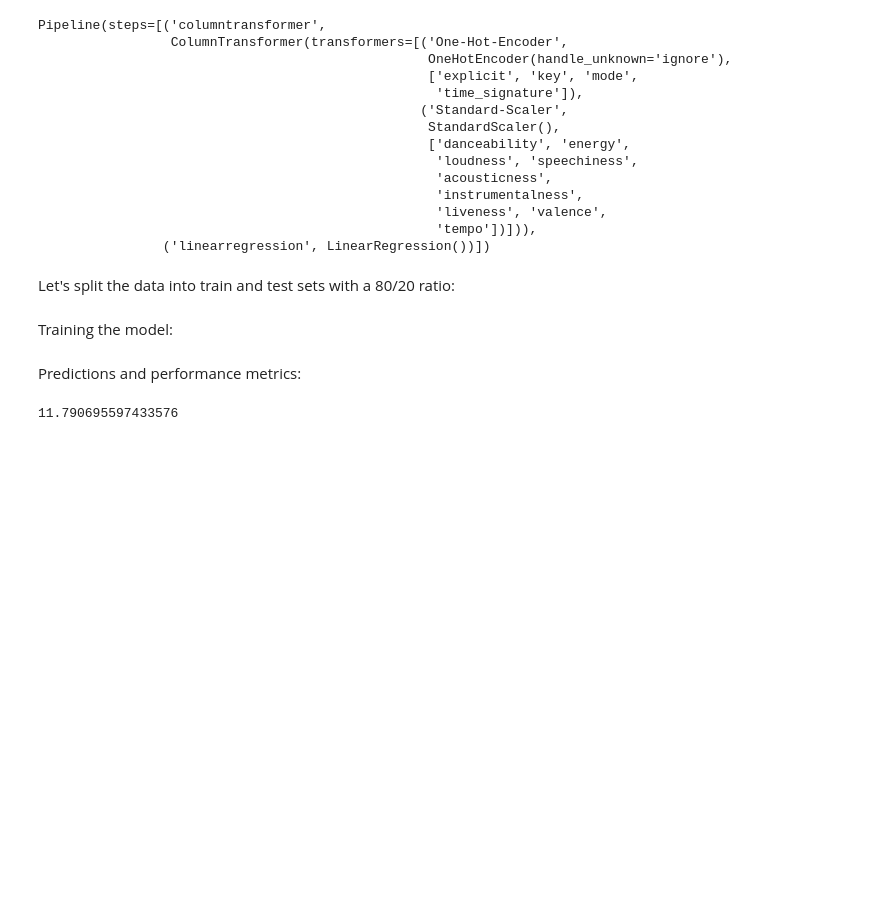
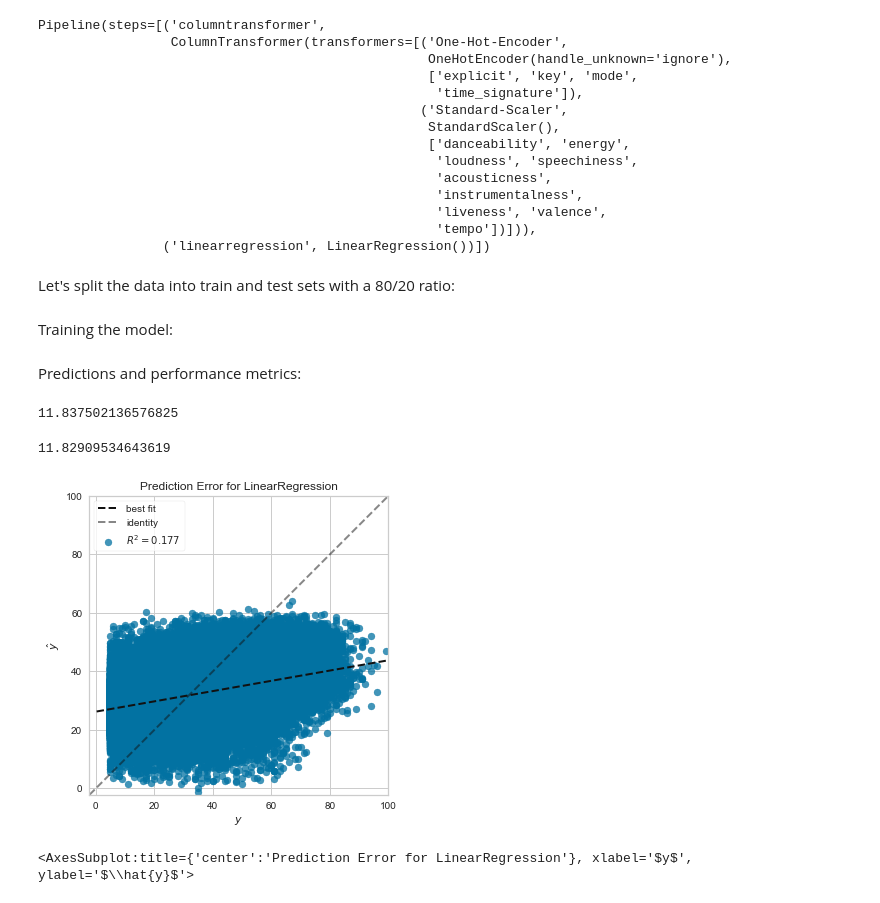
Before and after one commit to msaintfelix/Spotify_Data_Analysis, a Jupyter notebook: Spotify_Data_Analysis.ipynb, the cells around one changed output. Saved outputs shown, nothing was run; the diff lists cells and outputs as text; code cells hidden in the pictures; blank space fills up the shorter version.

```diff
--- a/Spotify_Data_Analysis.ipynb
+++ b/Spotify_Data_Analysis.ipynb
@@ -121,5 +124,4 @@ X.describe()
 | 75% | 0.000000 | 0.690000 | 0.763000 | 8.000000 | -6.295000 | 1.000000 | 0.073800 | 0.710000 | ... |
 | max | 1.000000 | 0.991000 | 1.000000 | 11.000000 | 4.584000 | 1.000000 | 0.971000 | 0.996000 | ... |
 # %%
-y = df[['popularity']]
-y.describe()
+y = df.popularity.values
@@ -136,7 +128,7 @@ y.describe()
 # %% [markdown]
 Now let's cast the categorical columns type as 'category' and then make use of the sklearn selector method to create one list of numerical columns and one list of categorical columns:
 # %%
-X[['explicit', 'key', 'mode', 'time_signature']] = X[['explicit', 'key', 'mode', 'time_signature']].astype('category')
+X.loc[:, ['explicit', 'key', 'mode', 'time_signature']] = X.loc[:, ['explicit', 'key', 'mode', 'time_signature']].astype('category')
 # %% [output]
 A value is trying to be set on a copy of a slice from a DataFrame.
 Try using .loc[row_indexer,col_indexer] = value instead
@@ -215,11 +207,11 @@ Pipeline(steps=[('columntransformer',
 # %% [markdown]
 Let's split the data into train and test sets with a 80/20 ratio:
 # %%
-data_train, data_test, target_train, target_test = train_test_split(X, y, test_size=0.2)
+data_train, data_test, target_train, target_test = train_test_split(X, y, test_size=0.4)
 # %% [markdown]
 Training the model:
 # %%
-_ = model.fit(data_train, target_train.values.ravel())
+_ = model.fit(data_train, target_train)
 # %% [markdown]
 Predictions and performance metrics:
 # %%
@@ -227,4 +219,4 @@ pred_test = model.predict(data_test)
 # %%
 mean_absolute_error(target_test, pred_test)
 # %% [output]
-11.790695597433576
+11.837502136576825
@@ -230,0 +225,12 @@ mean_absolute_error(target_test, pred_test)
+# %%
+mean_absolute_error(target_train, pred_train)
+# %% [output]
+11.82909534643619
+# %%
+visualizer = PredictionError(model)
+visualizer.fit(data_train, target_train)
+visualizer.score(data_test, target_test)
+visualizer.show()
+# %% [output]
+[figure, added]
+<AxesSubplot:title={'center':'Prediction Error for LinearRegression'}, xlabel='$y$', ylabel='$\\hat{y}$'>
```
Also changed, not shown: parts of 12 cells of this notebook.
